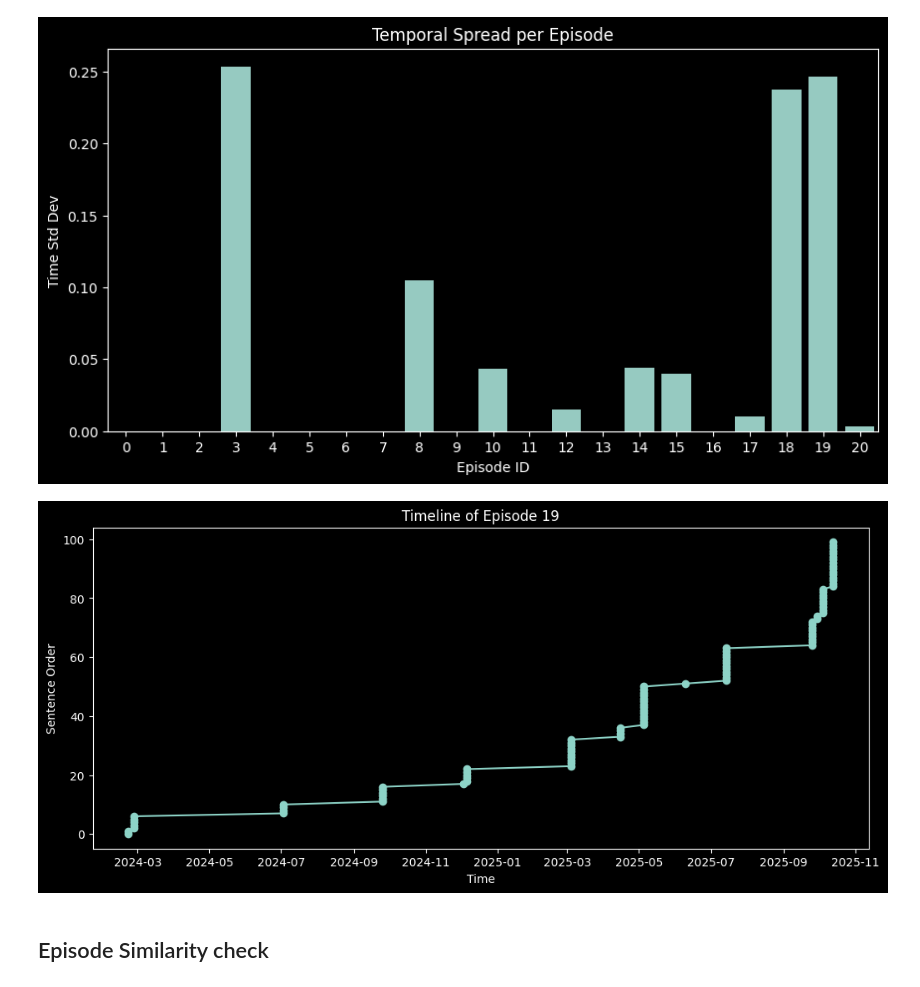
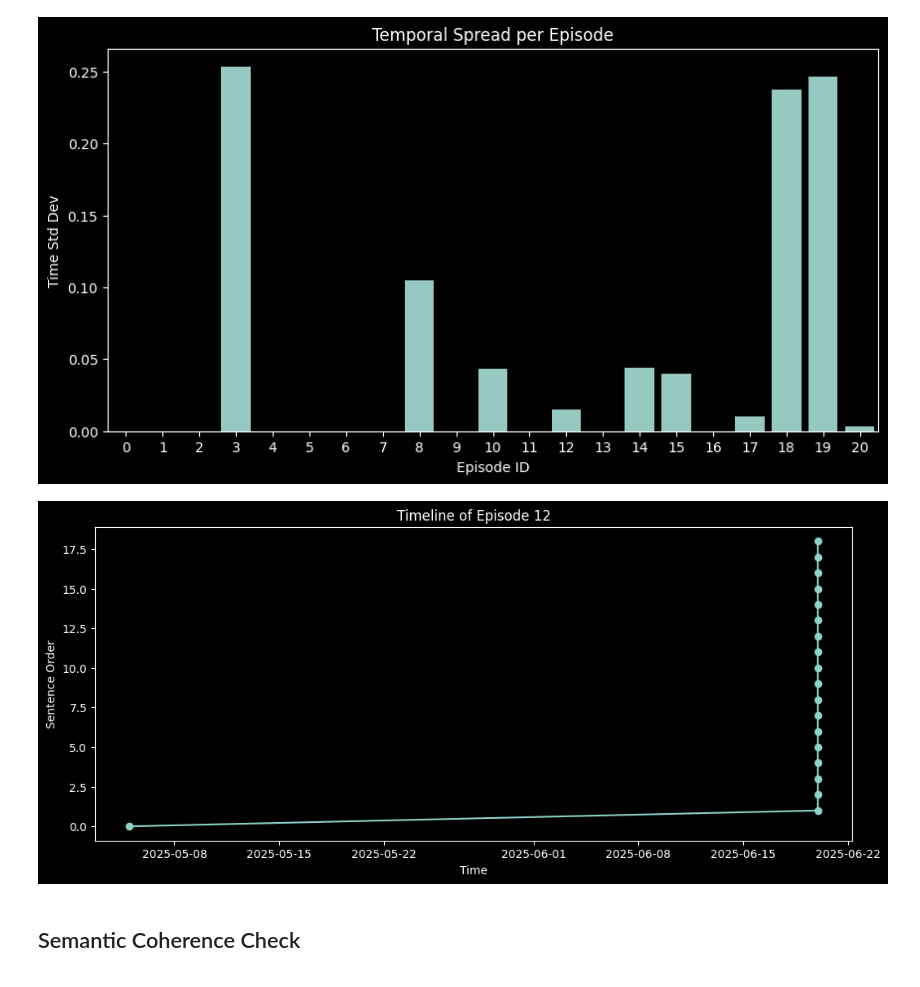
Before and after one commit to gaurav1-9/temporal-topical-sorting, a Jupyter notebook: finalYear/v4.4.1_episodesBalanced.ipynb, the cells around one changed output. Drawn from its saved outputs; the diff is of its cells as text; code cells hidden in the pictures.

```diff
--- a/finalYear/v4.4.1_episodesBalanced.ipynb
+++ b/finalYear/v4.4.1_episodesBalanced.ipynb
@@ -132,21 +134,21 @@ plt.show()
 # %% [output]
 [figure]
 # %%
-episode_id = 19
+episode_id = 12
 
 episode_df = df[df['episode'] == episode_id].sort_values('timestamp')
 
 plt.figure(figsize=(12,5))
 plt.plot(episode_df['timestamp'], range(len(episode_df)), marker='o')
 
 plt.title(f"Timeline of Episode {episode_id}")
 plt.xlabel("Time")
 plt.ylabel("Sentence Order")
 plt.show()
 # %% [output]
-[figure, old version]
+[figure, new version]
 # %% [markdown]
-## Episode Similarity check
+## Semantic Coherence Check
 # %%
 sample = df[df['episode'] == episode_id]['sentence'].sample(10, random_state=42)
 
```
Also changed, not shown: parts of 6 cells of this notebook.
